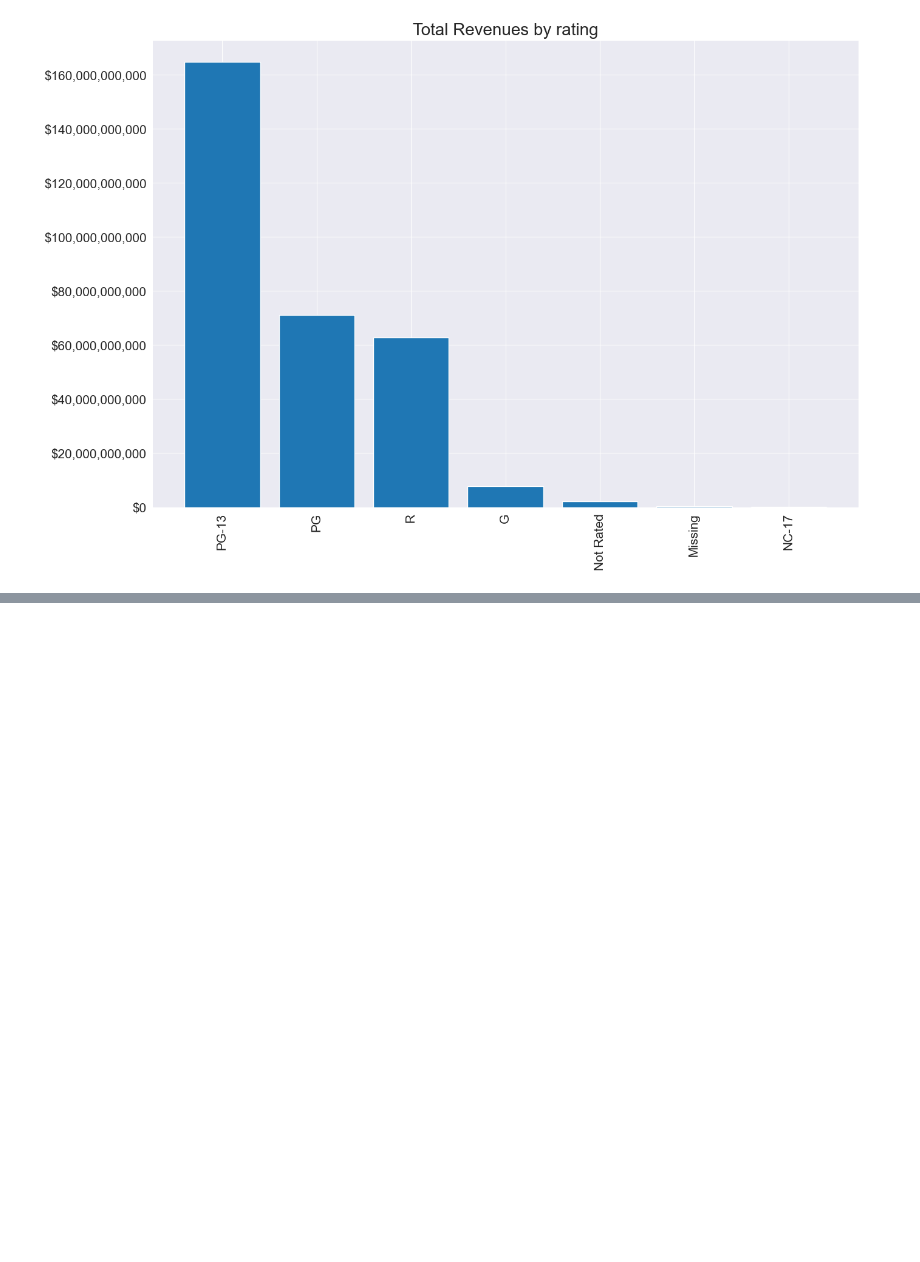
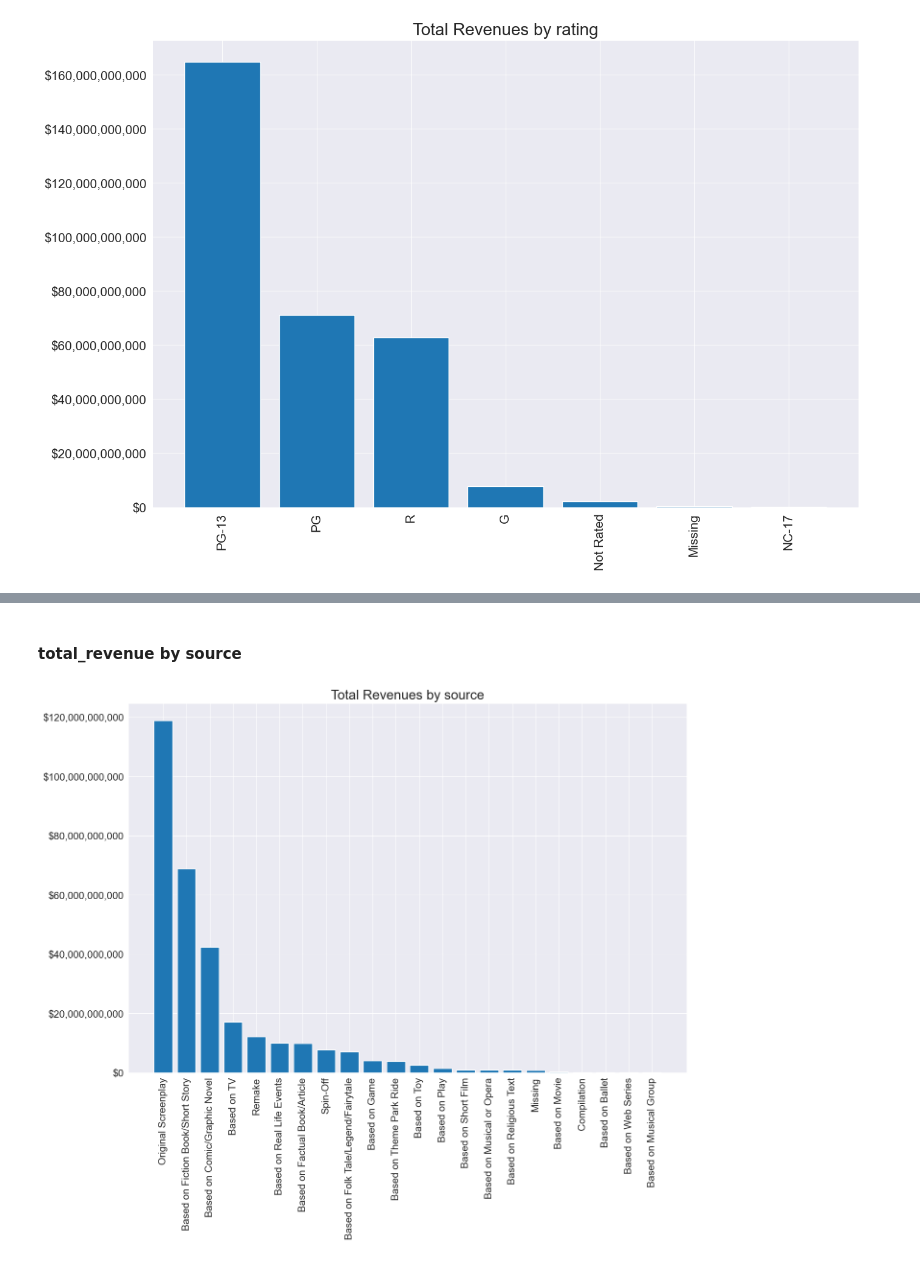
Before and after one commit to rahulakrish/movie_studio_recommendation, a Jupyter notebook: notebook.ipynb, the cells around one changed output, grey strips where cells are left out. Drawn from its saved outputs; the diff is of its cells as text; code cells hidden in the pictures; blank space fills up the shorter version.

```diff
--- a/notebook.ipynb
+++ b/notebook.ipynb
@@ -586,0 +593,6 @@ total_revenue('rating')
+# %% [markdown]
+#### total_revenue by source
+# %%
+total_revenue('source')
+# %% [output]
+[figure, added]
```
Also changed, not shown: parts of 5 cells of this notebook.
